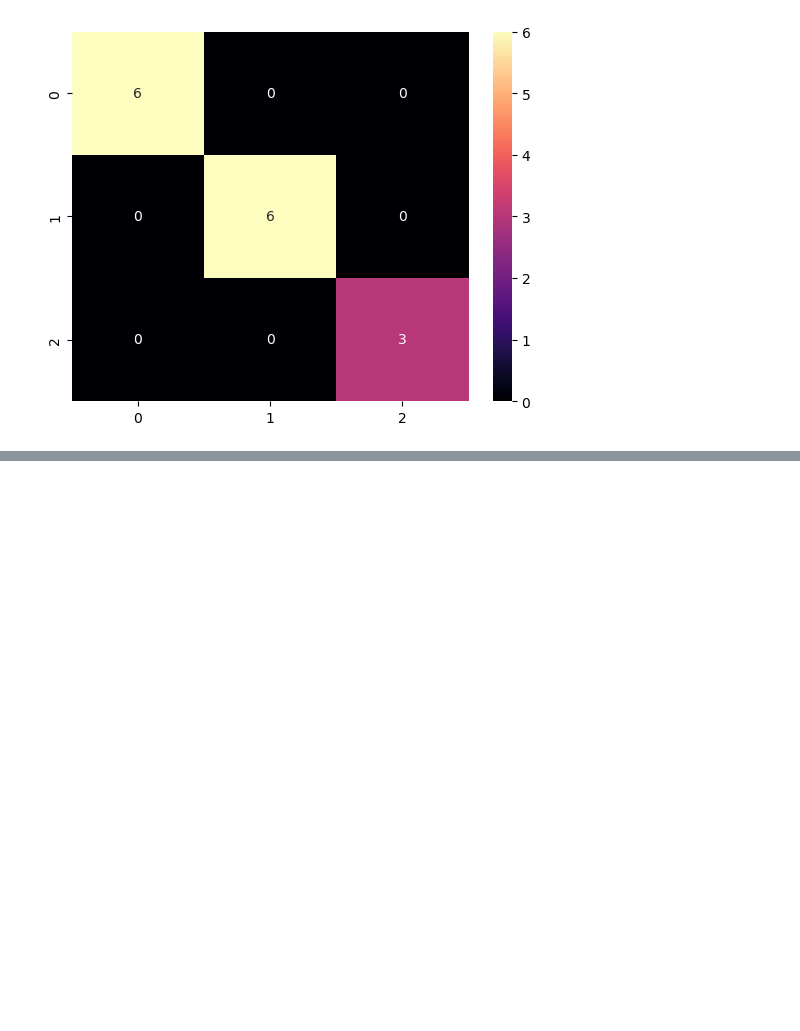
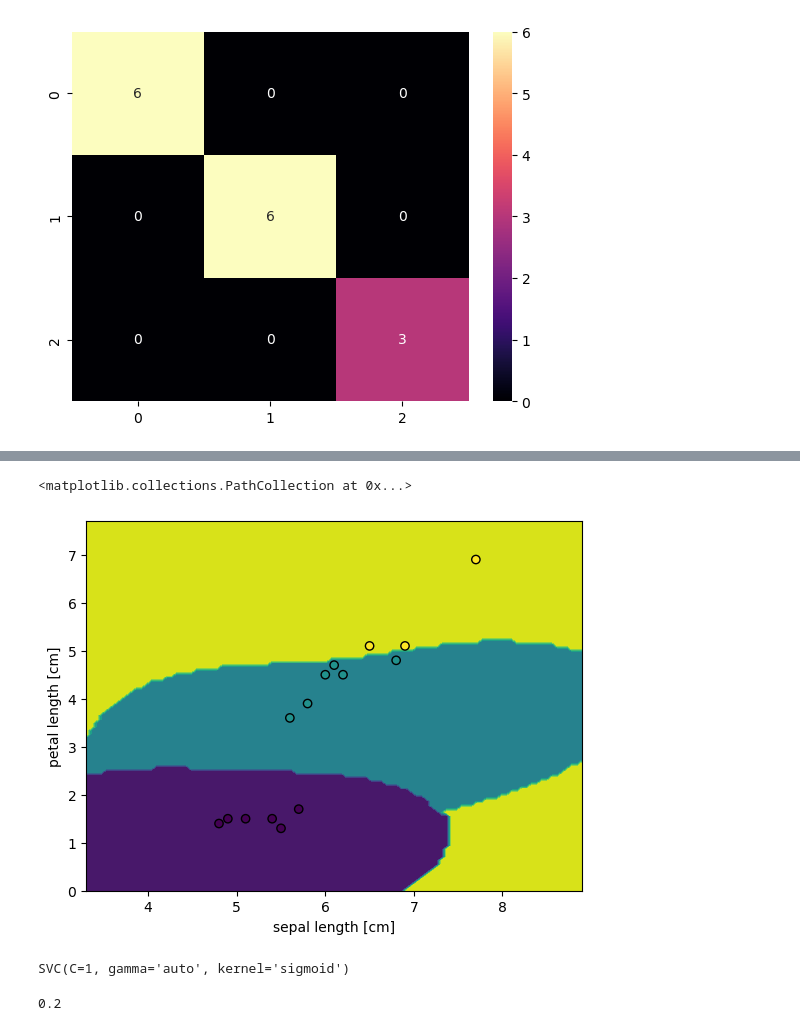
Before and after one commit to n3vrmr/data_studies, a Jupyter notebook: notebooks/SVM_intro.ipynb, the cells around one changed output, grey strips where cells are left out. Drawn from its saved outputs; the diff is of its cells as text; code cells hidden in the pictures; blank space fills up the shorter version.

```diff
--- a/notebooks/SVM_intro.ipynb
+++ b/notebooks/SVM_intro.ipynb
@@ -66,0 +105,19 @@ heatmap = sns.heatmap(mc, cmap='magma', annot=True)
+# %%
+disp = DecisionBoundaryDisplay.from_estimator(rbf_svm,x_train,
+                                              response_method="predict",
+                                              xlabel='sepal length [cm]',
+                                              ylabel='petal length [cm]')
+disp.ax_.scatter(x_test[:, 0], x_test[:, 1], c=y_test, edgecolor="k")
+# %% [output]
+<matplotlib.collections.PathCollection at 0x...>
+[figure, added]
+# %%
+sigmoid_svm = svm.SVC(kernel='sigmoid',C=1,gamma='auto').fit(x_train,y_train)
+sigmoid_svm
+# %% [output]
+SVC(C=1, gamma='auto', kernel='sigmoid')
+# %%
+y_pred = sigmoid_svm.predict(x_test)
+accuracy_score(y_test,y_pred)
+# %% [output]
+0.2
```
Also changed, not shown: parts of 45 cells of this notebook.
